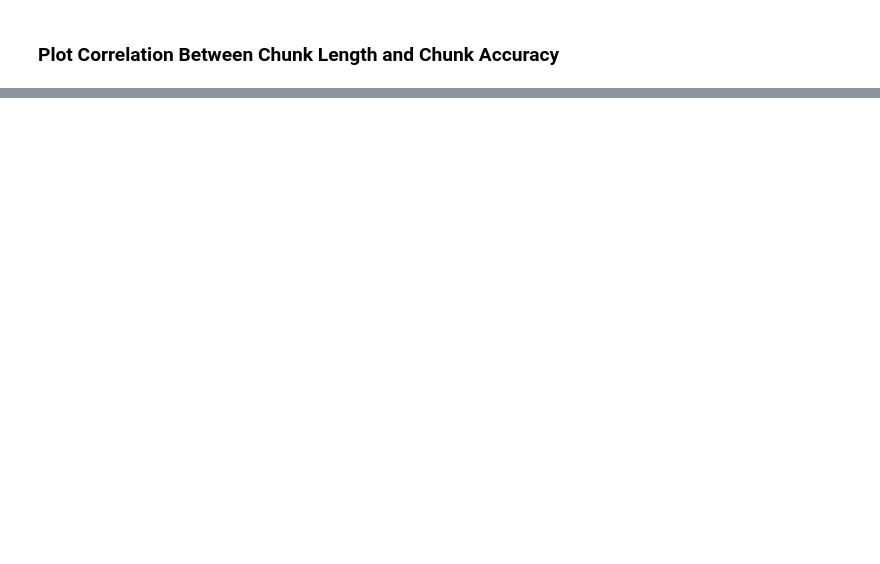
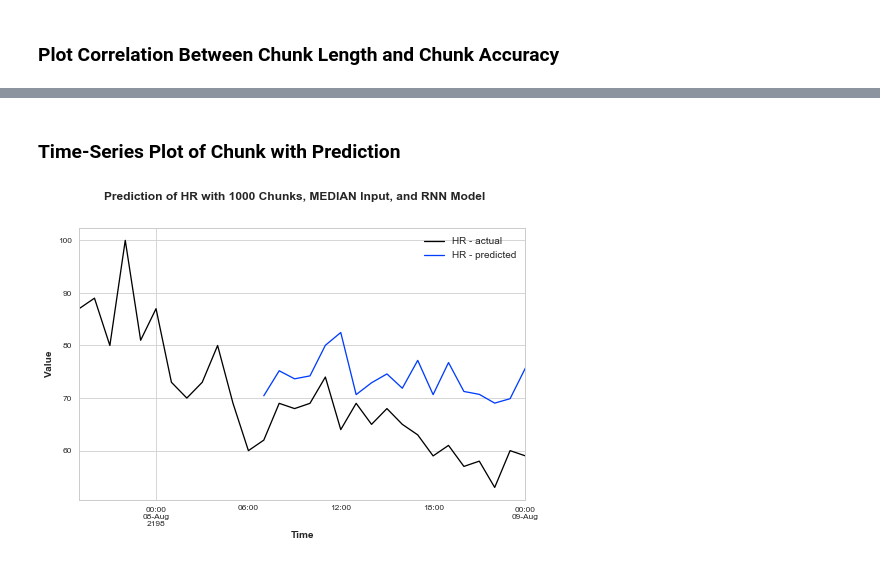
Before and after one commit to denise97/dhl2021, a Jupyter notebook: mimic_prediction_rnn/analysis_models_and_chunks.ipynb, the cells around one changed output, grey strips where cells are left out. Cells and saved outputs as stored; diff of their text form; code cells hidden in the pictures; blank space fills up the shorter version.

```diff
--- a/mimic_prediction_rnn/analysis_models_and_chunks.ipynb
+++ b/mimic_prediction_rnn/analysis_models_and_chunks.ipynb
@@ -288,0 +345,48 @@ fig.savefig(f'../../plots/darts/1000_chunks/correlation_chunk_length_and_accurac
+# %% [markdown]
+### Time-Series Plot of Chunk with Prediction
+# %%
+from darts import TimeSeries
+
+chunk_id = '200033.0_220045.0_2198-08-07 19:53:00'
+chunk_id_windows = chunk_id.replace(':', '%3A')  # have to be used when loading from or saving to Windows machine
+
+# Extract predicted series of chunk
+prediction_chunk_f = open(f'../../data/darts/{n_chunks}_chunks/{model_type}/{parameter}/{endogenous_input}/'
+                          f'05_prediction_{chunk_id_windows}.pickle', 'rb')
+prediction_chunk = pickle.load(prediction_chunk_f)
+prediction_chunk_f.close()
+
+# Convert predicted series of chunk to TimeSeries object
+prediction_chunk = TimeSeries.from_dataframe(
+    df=prediction_chunk,
+    time_col='Time',
+    value_cols=['Value'],
+    freq='H')
+
+# Extract original series of chunk
+resampled_chunks = pd.read_parquet(f'../../data/resampling/resample_output_{parameter}_first{n_chunks}.parquet', engine='pyarrow')
+original_chunk = resampled_chunks[resampled_chunks['CHUNK_ID_FILLED_TH'] == chunk_id]
+
+# Convert original series of chunk to TimeSeries object
+original_chunk = TimeSeries.from_dataframe(
+    df=original_chunk,
+    time_col='CHARTTIME',
+    value_cols=[f'VITAL_PARAMTER_VALUE_{endogenous_input}_RESAMPLING'],
+    freq='H')
+
+# Actual plot
+sns.set_style('whitegrid')
+plt.figure(figsize=(8, 5))
+original_chunk.plot(label=f'{parameter.upper()} - actual')
+prediction_chunk.plot(label=f'{parameter.upper()} - predicted')
+
+# Adjust texts of plot
+plt.legend()
+plt.suptitle(f'Prediction of {parameter.upper()} with {n_chunks} Chunks, {endogenous_input} Input, and {model_type} Model', fontweight='bold')
+plt.xlabel('Time')
+plt.ylabel('Value')
+
+#plt.show()
+plt.savefig(f'../../plots/darts/{n_chunks}_chunks/prediction_{model_type}_{parameter}_{endogenous_input}_{chunk_id_windows}.png', dpi=1200)
+# %% [output]
+[figure, added]
```
Also changed, not shown: parts of 6 cells of this notebook, 2 other files.
